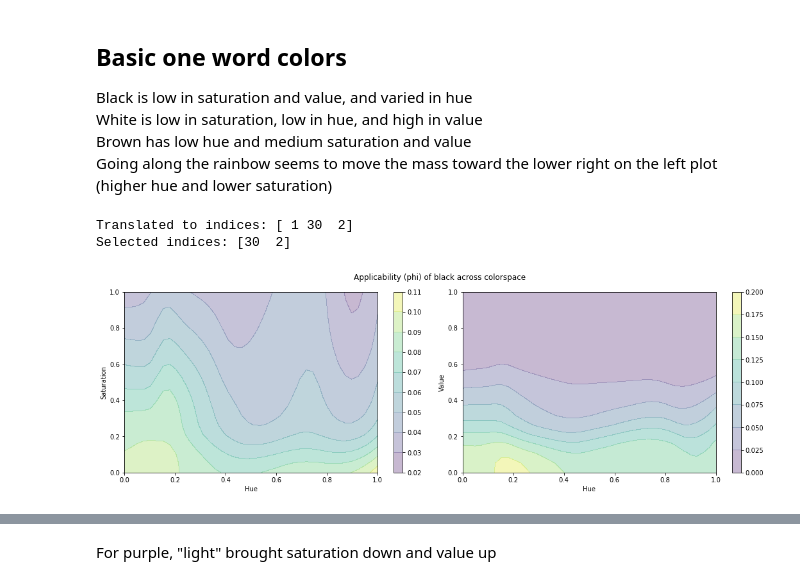
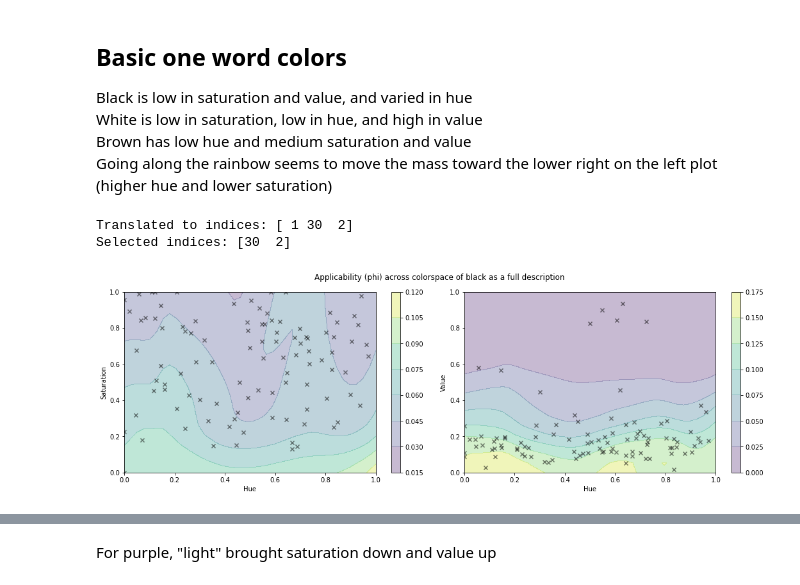
Before and after one commit to souDuggirala/speaker_strategies_sigdial2020, a Jupyter notebook: lab/analyses/notebooks/A003_compositional_xkcd_visualizations.ipynb, the cells around one changed output, grey strips where cells are left out. Cells and saved outputs as stored; diff of their text form; code cells hidden in the pictures.

Commit message:
Coded scatter_plot_subset_color_term(), improved titles, and plotted

```diff
--- a/lab/analyses/notebooks/A003_compositional_xkcd_visualizations.ipynb
+++ b/lab/analyses/notebooks/A003_compositional_xkcd_visualizations.ipynb
@@ -106,7 +106,7 @@ def get_specific_args(exp_name, trial_name):
     return args
 
 compositional_xkcd_model = CompositionalXKCDModel.make(
-    get_specific_args('E007_CompositionalXKCDModel', 'trial4'),
+    get_specific_args('E007_CompositionalXKCDModel', 'trial6'),
     reload=True, eval_mode=True)
 
 comp_plotter = CompositionalColorspacePlotter(compositional_xkcd_model, coordinate_system="hue", cuda=False)
@@ -119,8 +119,8 @@ White is low in saturation, low in hue, and high in value <br>
 Brown has low hue and medium saturation and value <br>
 Going along the rainbow seems to move the mass toward the lower right on the left plot (higher hue and lower saturation) <br>
 # %%
-comp_plotter.contour_plot("black", [0,1], target='phi')
+comp_plotter.contour_plot_full_color_term("black", [0,1], target='phi',num_to_scatter=100)
 # %% [output]
 Translated to indices: [ 1 30  2]
 Selected indices: [30  2]
-[figure, old version]
+[figure, new version]
```
Also changed, not shown: parts of 29 cells of this notebook, 2 other files.
